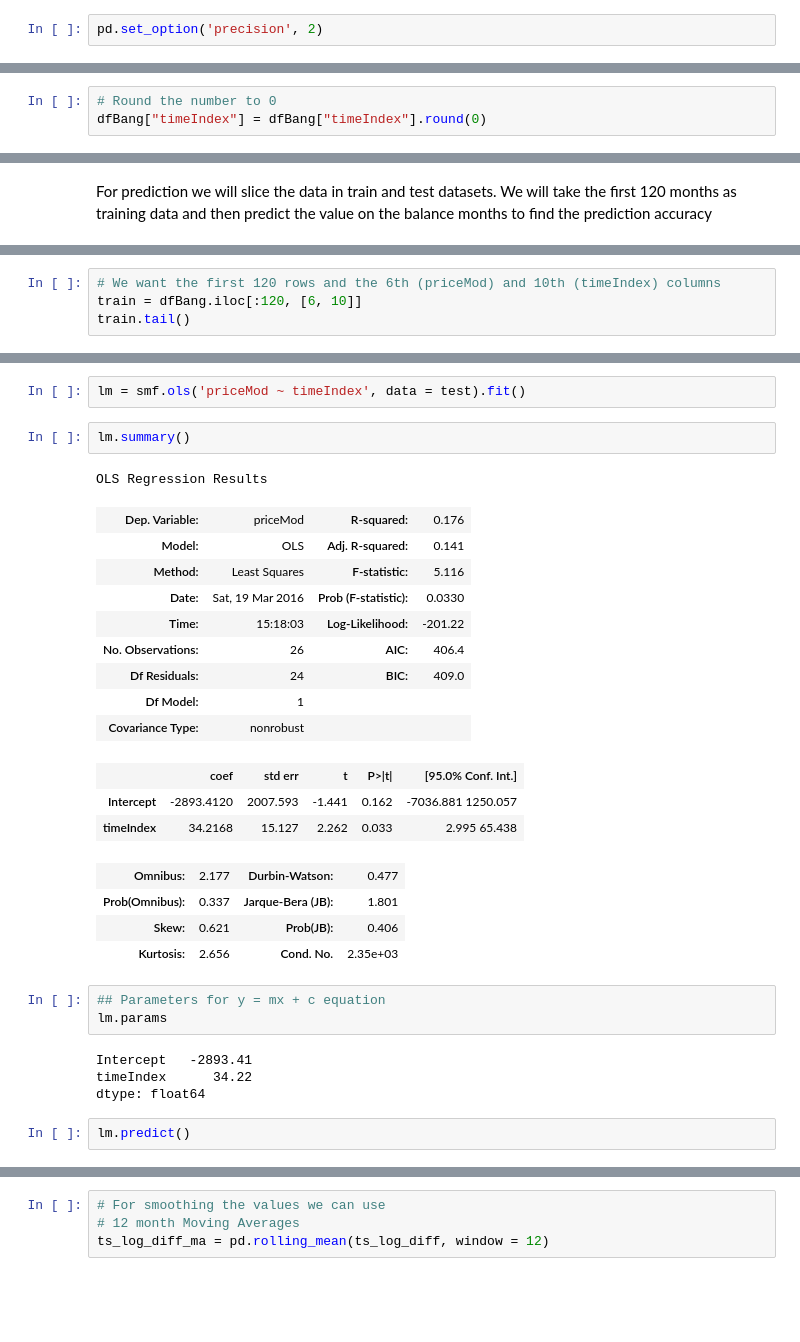
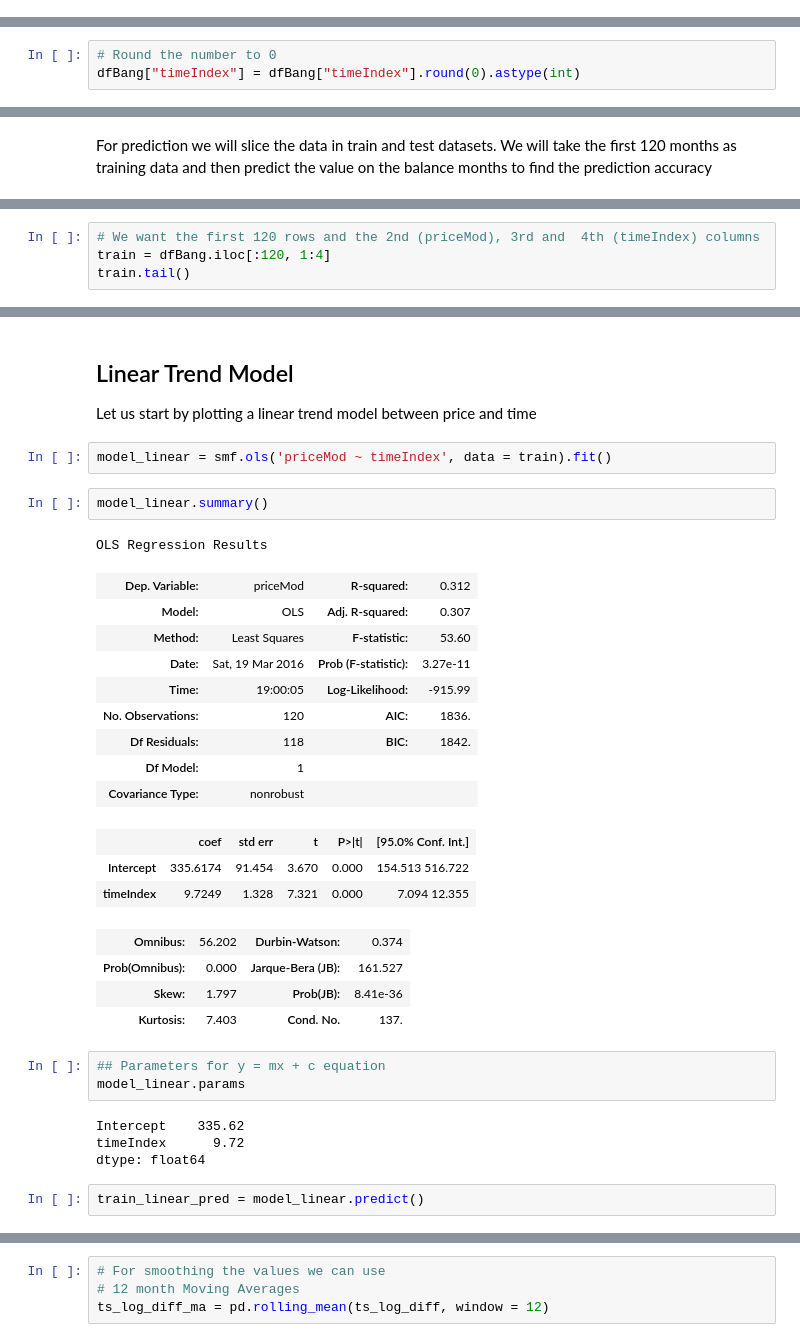
Before and after one commit to jithurjacob/machine-learning, a Jupyter notebook: time_series/5-Model.ipynb, the cells around one changed output, grey strips where cells are left out. Drawn from its saved outputs; the diff is of its cells as text; blank space fills up the shorter version.

```diff
--- a/time_series/5-Model.ipynb
+++ b/time_series/5-Model.ipynb
@@ -66,2 +74,0 @@ dfBang.corr()
-# %%
-pd.set_option('precision', 2)
@@ -166,7 +125,7 @@ dfBang.timeIndex.head()
 Freq: M, Name: timeIndex, dtype: float64
 # %%
 # Round the number to 0
-dfBang["timeIndex"] = dfBang["timeIndex"].round(0)
+dfBang["timeIndex"] = dfBang["timeIndex"].round(0).astype(int)
 # %%
 dfBang.timeIndex.head()
 # %% [output]
@@ -195,5 +154,5 @@ dfBang.head()
 # %%
-# We want the first 120 rows and the 6th (priceMod) and 10th (timeIndex) columns
-train = dfBang.iloc[:120, [6, 10]]
+# We want the first 120 rows and the 2nd (priceMod), 3rd and  4th (timeIndex) columns
+train = dfBang.iloc[:120, 1:4]
 train.tail()
 # %% [output]
@@ -218,31 +241,35 @@ Let us fit a linear model to the data set
+# %% [markdown]
+## Linear Trend Model
+
+Let us start by plotting a linear trend model between price and time
 # %%
-lm = smf.ols('priceMod ~ timeIndex', data = test).fit()
+model_linear = smf.ols('priceMod ~ timeIndex', data = train).fit()
 # %%
-lm.summary()
+model_linear.summary()
 # %% [output]
 OLS Regression Results
-| Dep. Variable: | priceMod | R-squared: | 0.176 |
-| Model: | OLS | Adj. R-squared: | 0.141 |
-| Method: | Least Squares | F-statistic: | 5.116 |
-| Date: | Sat, 19 Mar 2016 | Prob (F-statistic): | 0.0330 |
-| Time: | 15:18:03 | Log-Likelihood: | -201.22 |
-| No. Observations: | 26 | AIC: | 406.4 |
-| Df Residuals: | 24 | BIC: | 409.0 |
+| Dep. Variable: | priceMod | R-squared: | 0.312 |
+| Model: | OLS | Adj. R-squared: | 0.307 |
+| Method: | Least Squares | F-statistic: | 53.60 |
+| Date: | Sat, 19 Mar 2016 | Prob (F-statistic): | 3.27e-11 |
+| Time: | 19:00:05 | Log-Likelihood: | -915.99 |
+| No. Observations: | 120 | AIC: | 1836. |
+| Df Residuals: | 118 | BIC: | 1842. |
 | Df Model: | 1 |  |  |
 | Covariance Type: | nonrobust |  |  |
 |  | coef | std err | t | P>|t| | [95.0% Conf. Int.] |
-| Intercept | -2893.4120 | 2007.593 | -1.441 | 0.162 | -7036.881 1250.057 |
-| timeIndex | 34.2168 | 15.127 | 2.262 | 0.033 | 2.995 65.438 |
+| Intercept | 335.6174 | 91.454 | 3.670 | 0.000 | 154.513 516.722 |
+| timeIndex | 9.7249 | 1.328 | 7.321 | 0.000 | 7.094 12.355 |
-| Omnibus: | 2.177 | Durbin-Watson: | 0.477 |
-| Prob(Omnibus): | 0.337 | Jarque-Bera (JB): | 1.801 |
-| Skew: | 0.621 | Prob(JB): | 0.406 |
-| Kurtosis: | 2.656 | Cond. No. | 2.35e+03 |
+| Omnibus: | 56.202 | Durbin-Watson: | 0.374 |
+| Prob(Omnibus): | 0.000 | Jarque-Bera (JB): | 161.527 |
+| Skew: | 1.797 | Prob(JB): | 8.41e-36 |
+| Kurtosis: | 7.403 | Cond. No. | 137. |
 # %%
 ## Parameters for y = mx + c equation
-lm.params
+model_linear.params
 # %% [output]
-Intercept   -2893.41
-timeIndex      34.22
+Intercept    335.62
+timeIndex      9.72
 dtype: float64
-# %%
-lm.predict()
+# %%
+train_linear_pred = model_linear.predict()
```
Also changed, not shown: parts of 67 cells of this notebook.
